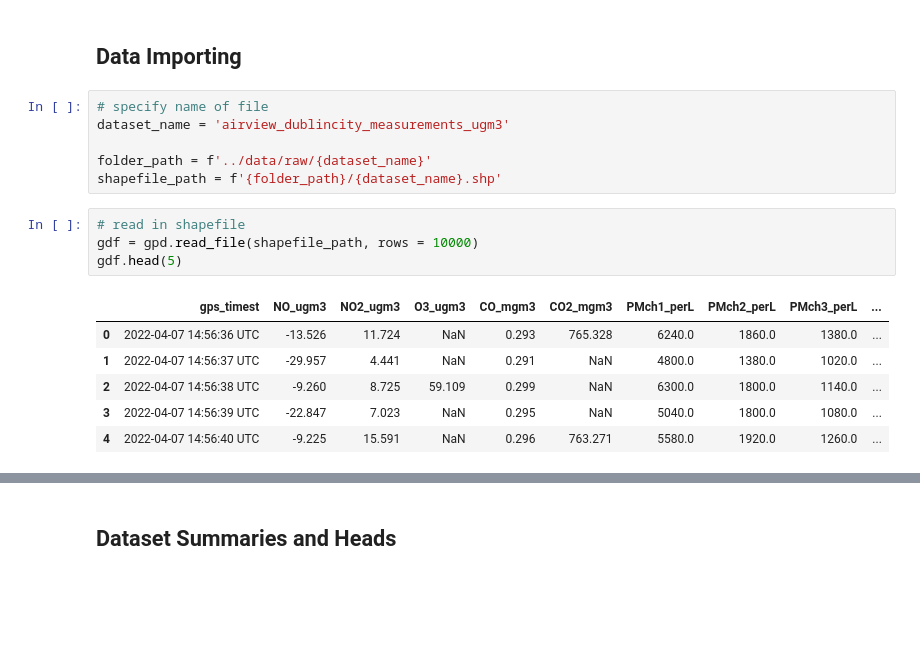
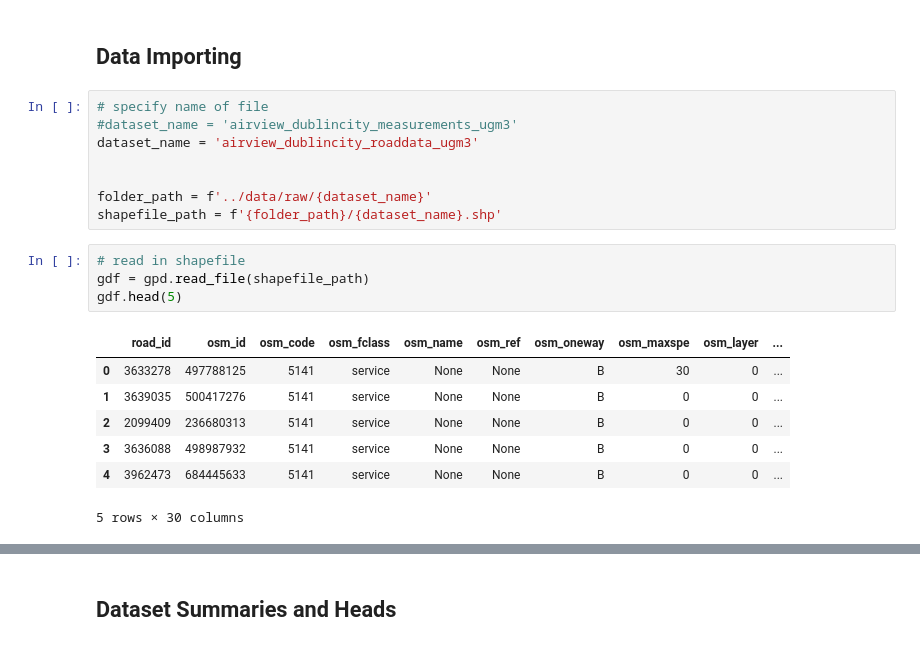
Before and after one commit to butlerc9/AirQuality_Hackathon_2023, a Jupyter notebook: notebooks/03_GIS_EDA_Template.ipynb, the cells around one changed output, grey strips where cells are left out. Drawn from its saved outputs; the diff is of its cells as text; blank space fills up the shorter version.

```diff
--- a/notebooks/03_GIS_EDA_Template.ipynb
+++ b/notebooks/03_GIS_EDA_Template.ipynb
@@ -57,18 +57,21 @@ from shapely.geometry import Point, Polygon
 ## Data Importing
 # %%
 # specify name of file
-dataset_name = 'airview_dublincity_measurements_ugm3'
+#dataset_name = 'airview_dublincity_measurements_ugm3'
+dataset_name = 'airview_dublincity_roaddata_ugm3'
+
 
 folder_path = f'../data/raw/{dataset_name}'
 shapefile_path = f'{folder_path}/{dataset_name}.shp'
 # %%
 # read in shapefile
-gdf = gpd.read_file(shapefile_path, rows = 10000)
+gdf = gpd.read_file(shapefile_path)
 gdf.head(5)
 # %% [output]
-|  | gps_timest | NO_ugm3 | NO2_ugm3 | O3_ugm3 | CO_mgm3 | CO2_mgm3 | PMch1_perL | PMch2_perL | PMch3_perL | ... |
-| 0 | 2022-04-07 14:56:36 UTC | -13.526 | 11.724 | NaN | 0.293 | 765.328 | 6240.0 | 1860.0 | 1380.0 | ... |
-| 1 | 2022-04-07 14:56:37 UTC | -29.957 | 4.441 | NaN | 0.291 | NaN | 4800.0 | 1380.0 | 1020.0 | ... |
-| 2 | 2022-04-07 14:56:38 UTC | -9.260 | 8.725 | 59.109 | 0.299 | NaN | 6300.0 | 1800.0 | 1140.0 | ... |
-| 3 | 2022-04-07 14:56:39 UTC | -22.847 | 7.023 | NaN | 0.295 | NaN | 5040.0 | 1800.0 | 1080.0 | ... |
-| 4 | 2022-04-07 14:56:40 UTC | -9.225 | 15.591 | NaN | 0.296 | 763.271 | 5580.0 | 1920.0 | 1260.0 | ... |
+|  | road_id | osm_id | osm_code | osm_fclass | osm_name | osm_ref | osm_oneway | osm_maxspe | osm_layer | ... |
+| 0 | 3633278 | 497788125 | 5141 | service | None | None | B | 30 | 0 | ... |
+| 1 | 3639035 | 500417276 | 5141 | service | None | None | B | 0 | 0 | ... |
+| 2 | 2099409 | 236680313 | 5141 | service | None | None | B | 0 | 0 | ... |
+| 3 | 3636088 | 498987932 | 5141 | service | None | None | B | 0 | 0 | ... |
+| 4 | 3962473 | 684445633 | 5141 | service | None | None | B | 0 | 0 | ... |
+5 rows × 30 columns
```
Also changed, not shown: parts of 9 cells of this notebook, 1 other file.
